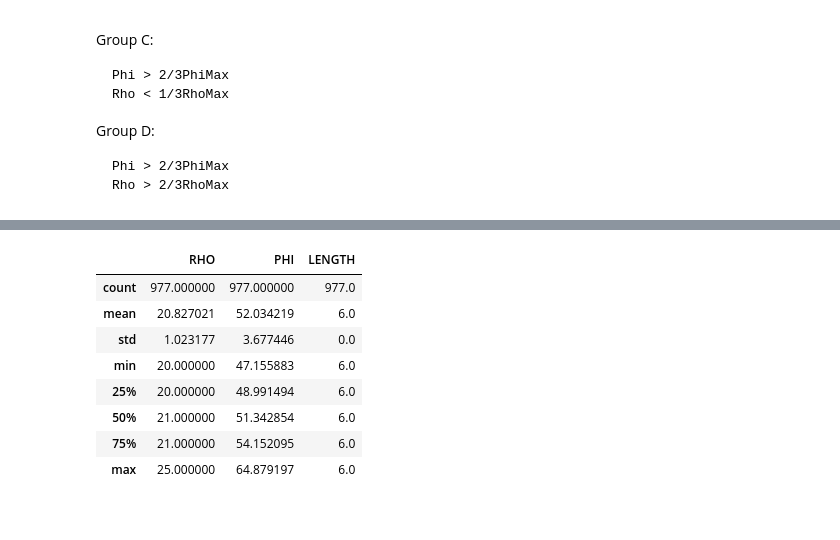
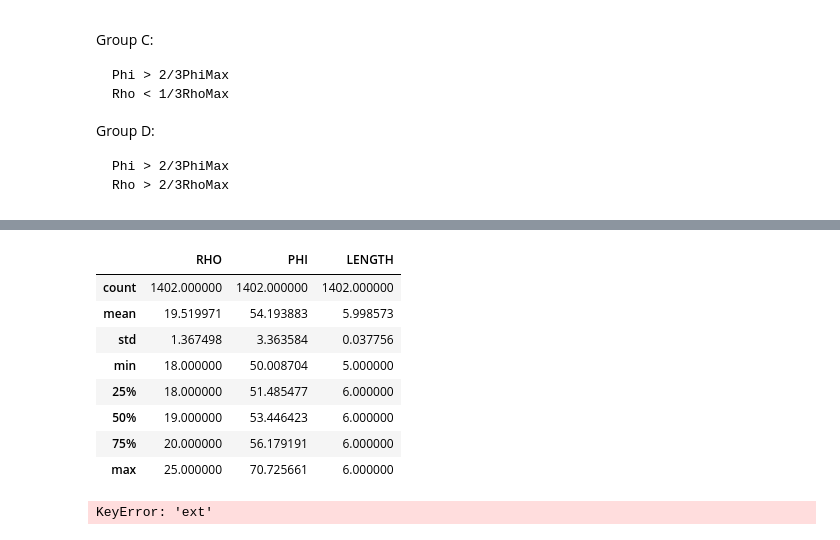
Before and after one commit to wakaru44/letter_counting, a Jupyter notebook: code/Letter Counting.ipynb, the cells around one changed output, grey strips where cells are left out. Cells and saved outputs as stored; diff of their text form; code cells hidden in the pictures.

```diff
--- a/code/Letter Counting.ipynb
+++ b/code/Letter Counting.ipynb
@@ -720,55 +726,65 @@ def build_word_group_d(dataset):
     """
     Build a word group given a set of parameters
 
         Group D:
 
             Phi > 2/3PhiMax
             Rho > 2/3RhoMax
 
 
 
     """
     # filter_length # Between 5 and 6 characters long
     min_l = 5
     max_l = 6
     #print(len(dataset))
     words = dataset.loc[dataset["LENGTH"].apply(lambda x: filter_length(x,min_l,max_l))]
     words = words.loc[words["PALABRA"].apply(filter_chars)]
     #print(len(words))
     # filter_phi
-    min_phi = (words.PHI.max() / 3 ) * 2 # 2/3 of Phi Max
-    max_phi = 9999
-    wordsaphi = words.loc[words["PHI"].apply(lambda x: filter_phi(x,min_phi,max_phi) )]
+    alcanze = words.PHI.max() - words.PHI.min()
+    lim_min_phi = ((alcanze / 3 ) * 2 ) + words.PHI.min() # 2/3 of Phi Max
+    lim_max_phi = 9999
+    wordsaphi = words.loc[words["PHI"].apply(lambda x: filter_phi(x,lim_min_phi,lim_max_phi) )]
     #print(len(wordsaphi))
     # filter_rho
-    min_rho = ( example.RHO.max() / 3 ) * 2 # 1/3 of Rho Max
-    max_rho = 9999
-    wordsrho = wordsaphi.loc[wordsaphi["RHO"].apply(lambda x: filter_rho(x,min_rho,max_rho) )]
+    alcanze = words.RHO.max() - words.RHO.min()
+    lim_min_rho = (( alcanze / 3 ) * 1 ) + words.RHO.min() # 1/3 of Rho Max
+    lim_max_rho = 9999
+    wordsrho = wordsaphi.loc[wordsaphi["RHO"].apply(lambda x: filter_rho(x,lim_min_rho,lim_max_rho) )]
     #print(len(wordsrho))
     return wordsrho
 
 
 
 groupD = build_word_group_d(data)
 groupD.describe()
 # %% [output]
 |  | RHO | PHI | LENGTH |
-| count | 977.000000 | 977.000000 | 977.0 |
-| mean | 20.827021 | 52.034219 | 6.0 |
-| std | 1.023177 | 3.677446 | 0.0 |
-| min | 20.000000 | 47.155883 | 6.0 |
-| 25% | 20.000000 | 48.991494 | 6.0 |
-| 50% | 21.000000 | 51.342854 | 6.0 |
-| 75% | 21.000000 | 54.152095 | 6.0 |
-| max | 25.000000 | 64.879197 | 6.0 |
+| count | 1402.000000 | 1402.000000 | 1402.000000 |
+| mean | 19.519971 | 54.193883 | 5.998573 |
+| std | 1.367498 | 3.363584 | 0.037756 |
+| min | 18.000000 | 50.008704 | 5.000000 |
+| 25% | 18.000000 | 51.485477 | 6.000000 |
+| 50% | 19.000000 | 53.446423 | 6.000000 |
+| 75% | 20.000000 | 56.179191 | 6.000000 |
+| max | 25.000000 | 70.725661 | 6.000000 |
 # %%
 #ColumnA = groupA + groupB
 #ColumnB = groupC + groupD
 
-groupA.to_excel("../data/grupo_a.xls", encoding="utf-8", index=False)
-groupB.to_excel("../data/grupo_b.xls", encoding="utf-8", index=False)
-groupC.to_excel("../data/grupo_c.xls", encoding="utf-8", index=False)
-groupD.to_excel("../data/grupo_d.xls", encoding="utf-8", index=False)
+for fmt in ["csv", "excel"]:
+    ext = "xls" if fmt == "excel" else fmt
+    for group in ["A","B","C","D"]:
+        ## TODO: Use exec to create all the 8 files
+        export_to_file = """group{group_name}.to_{fmt}("../data/grupo_{group_name}.{ext}", encoding="utf-8", index=False)"""
+        exec(export_to_file.format(group_name=group, fmt=fmt, ext=))
+        #groupA.to_excel("../data/grupo_a.xls", encoding="utf-8", index=False)
+        #groupB.to_excel("../data/grupo_b.xls", encoding="utf-8", index=False)
+        #groupC.to_excel("../data/grupo_c.xls", encoding="utf-8", index=False)
+        #groupD.to_excel("../data/grupo_d.xls", encoding="utf-8", index=False)
+# %% [output]
+KeyError: 'ext'
 # %%
 plt.scatter(chosen_words.FRECUENC,chosen_words.RHO)
 # %%
```
Also changed, not shown: parts of 4 cells of this notebook, 4 other files.
